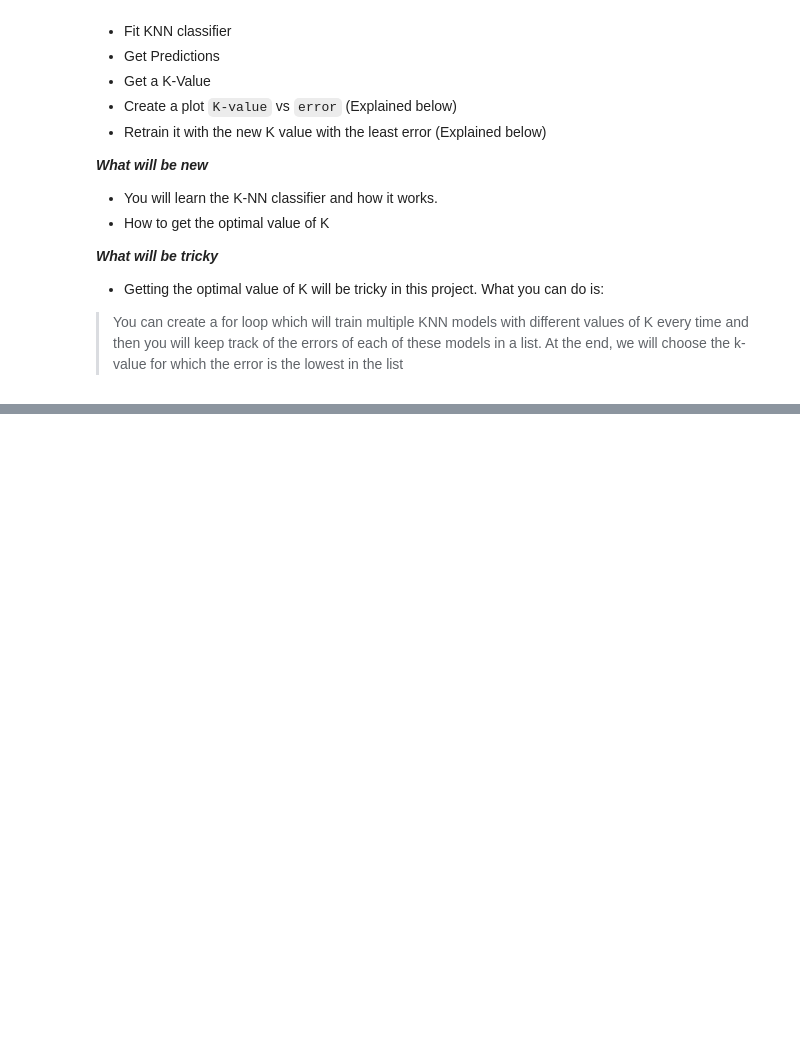
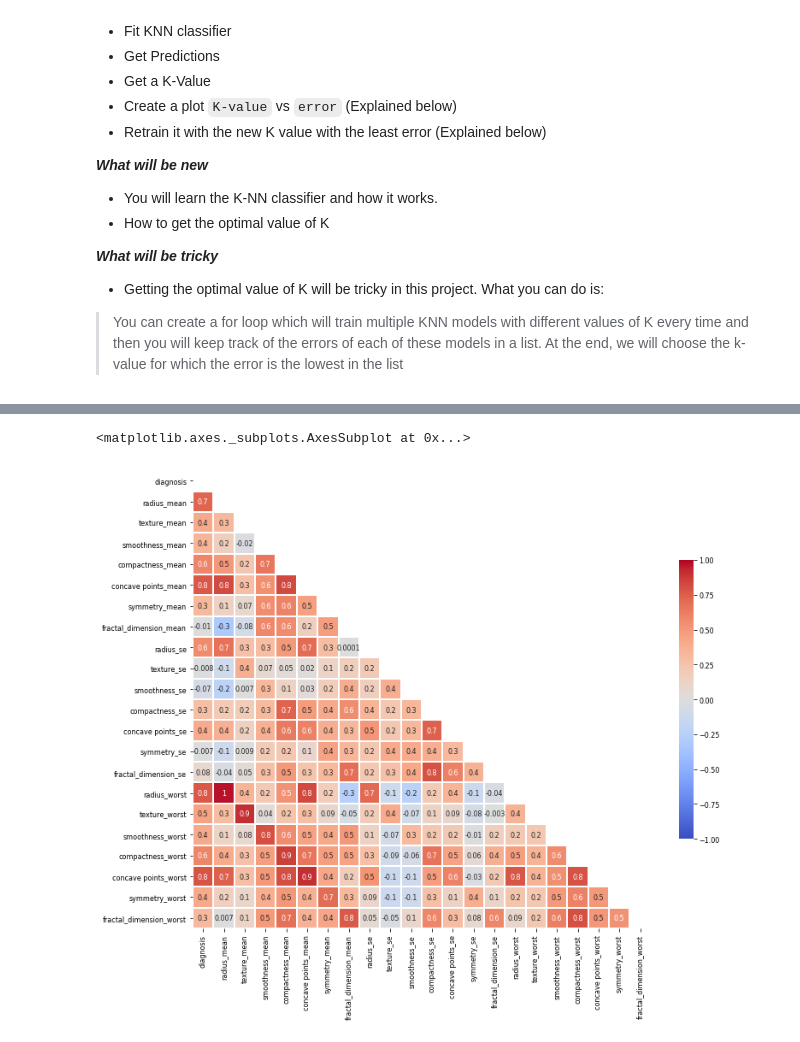
Before and after one commit to k21k/Python-Notes, a Jupyter notebook: Machine Learning/K-Nearest Neighbors/KNN.ipynb, the cells around one changed output, grey strips where cells are left out. Saved outputs shown, nothing was run; the diff lists cells and outputs as text; code cells hidden in the pictures; blank space fills up the shorter version.

```diff
--- a/Machine Learning/K-Nearest Neighbors/KNN.ipynb
+++ b/Machine Learning/K-Nearest Neighbors/KNN.ipynb
@@ -71,0 +81,6 @@ df.head()
+# %%
+# drop columns
+df = df.drop(['id','Unnamed: 32'], axis=1)
+# %%
+# replace diagnosis with numerical values
+df['diagnosis'] = np.where(df['diagnosis'] == 'M', 1,0)
@@ -71,0 +89,19 @@ df.head()
+# %%
+# we use a test_df in order to assess the columns that we would like to keep
+# this is an iterative process
+  # 1/ we remove 'perimeter', 'areas' as radius is a a very close proxy
+  # 2/ we remove 'concavity' as it is a strong proxy to 'concave points'
+
+df_test = df.drop(['perimeter_mean','area_mean','perimeter_se','area_se','perimeter_worst','area_worst',
+                  'concavity_mean', 'concavity_se', 'concavity_worst'], axis=1)
+# %%
+import seaborn as sns
+import matplotlib.pyplot as plt
+
+fig, ax = plt.subplots(figsize=(12,12))
+mask = np.triu(df_test.corr())
+
+sns.heatmap(df_test.corr(), vmin=-1, vmax=1, center= 0, cmap= 'coolwarm', linewidths=1, linecolor='white', square=True, mask = mask, cbar=True, cbar_kws={"shrink": .5}, annot=True, fmt='.1g')
+# %% [output]
+<matplotlib.axes._subplots.AxesSubplot at 0x...>
+[figure, added]
```
Also changed, not shown: parts of 21 cells of this notebook.
